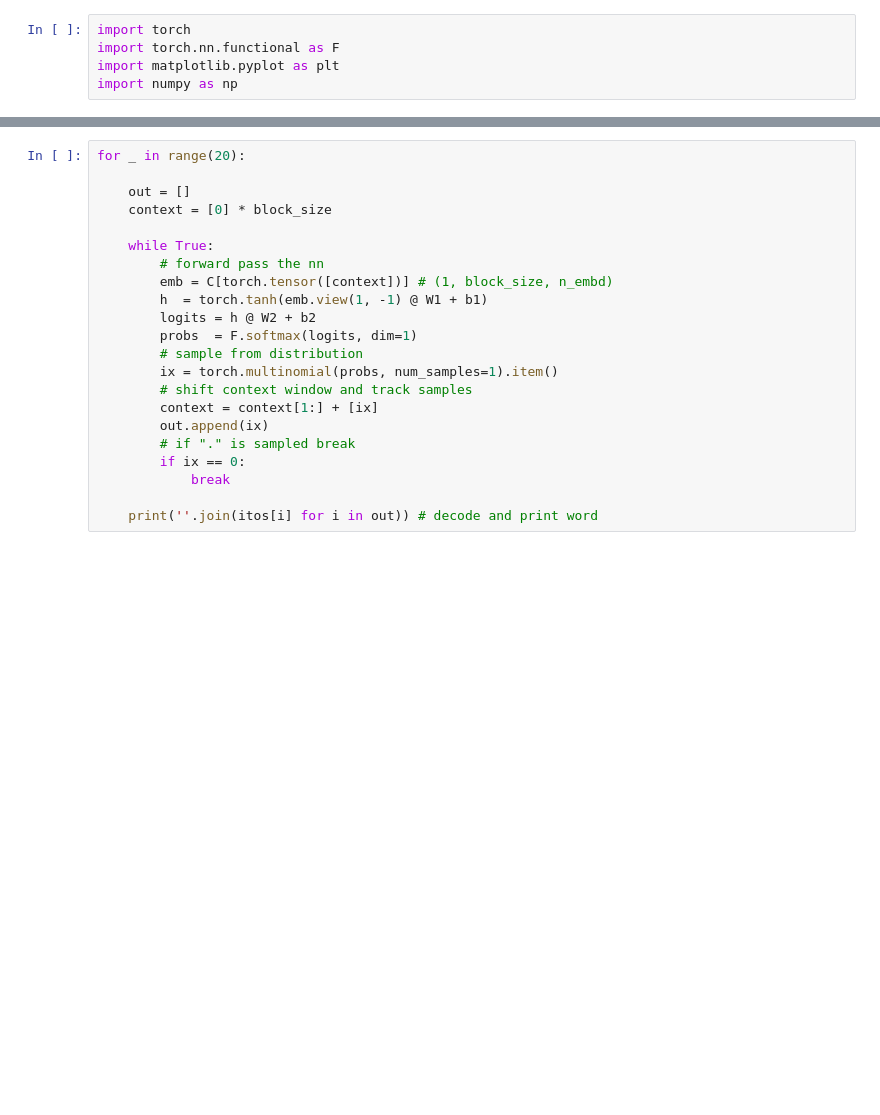
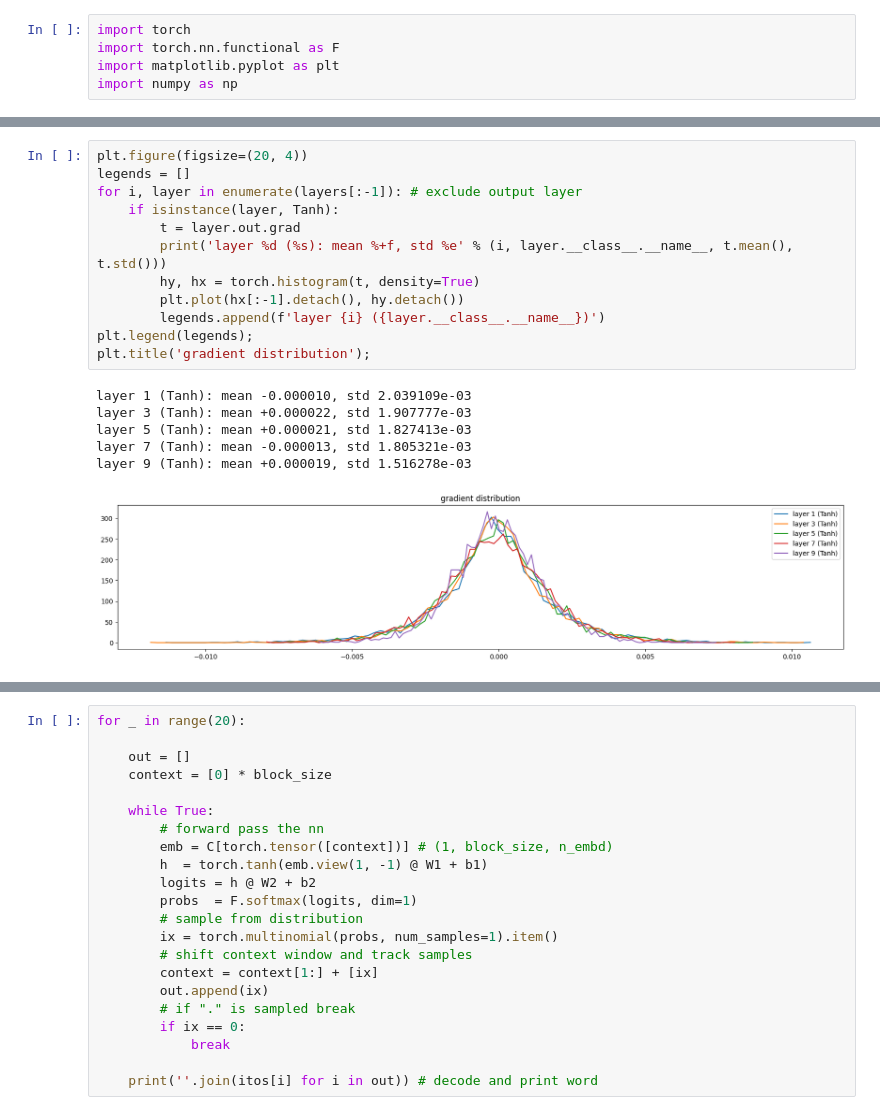
Before and after one commit to Decrescent398/transformers, a Jupyter notebook: batchnorm.ipynb, the cells around one changed output, grey strips where cells are left out. Cells and saved outputs as stored; diff of their text form; blank space fills up the shorter version.

```diff
--- a/batchnorm.ipynb
+++ b/batchnorm.ipynb
@@ -186,0 +231,19 @@ plt.plot(lossi)
+# %%
+plt.figure(figsize=(20, 4))
+legends = []
+for i, layer in enumerate(layers[:-1]): # exclude output layer
+    if isinstance(layer, Tanh):
+        t = layer.out.grad
+        print('layer %d (%s): mean %+f, std %e' % (i, layer.__class__.__name__, t.mean(), t.std()))
+        hy, hx = torch.histogram(t, density=True)
+        plt.plot(hx[:-1].detach(), hy.detach())
+        legends.append(f'layer {i} ({layer.__class__.__name__})')
+plt.legend(legends);
+plt.title('gradient distribution');
+# %% [output]
+layer 1 (Tanh): mean -0.000010, std 2.039109e-03
+layer 3 (Tanh): mean +0.000022, std 1.907777e-03
+layer 5 (Tanh): mean +0.000021, std 1.827413e-03
+layer 7 (Tanh): mean -0.000013, std 1.805321e-03
+layer 9 (Tanh): mean +0.000019, std 1.516278e-03
+[figure, added]
```
Also changed, not shown: parts of 13 cells of this notebook.
